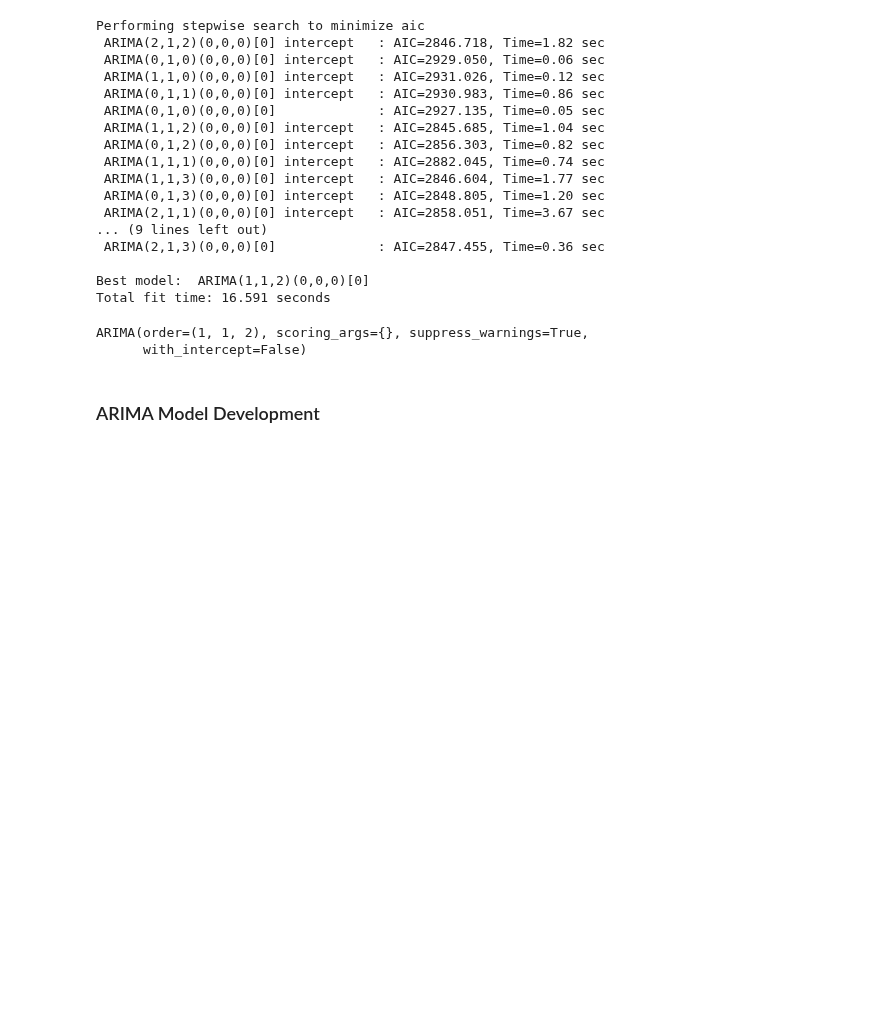
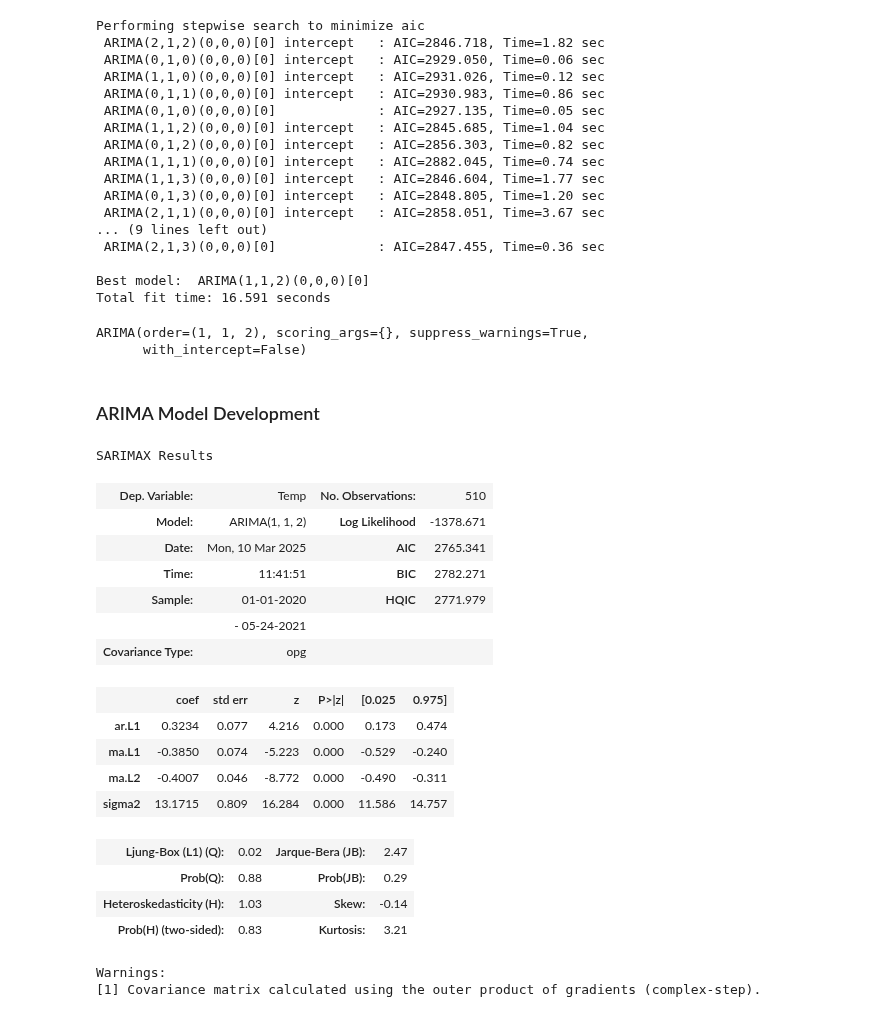
Before and after one commit to rizaho/ml_for_financial_analysis, a Jupyter notebook: 101_Time_Series_Analysis_And_Forecasting_with_Python.ipynb, the cells around one changed output. Drawn from its saved outputs; the diff is of its cells as text; code cells hidden in the pictures; blank space fills up the shorter version.

```diff
--- a/101_Time_Series_Analysis_And_Forecasting_with_Python.ipynb
+++ b/101_Time_Series_Analysis_And_Forecasting_with_Python.ipynb
@@ -166,8 +166,28 @@ ARIMA(order=(1, 1, 2), scoring_args={}, suppress_warnings=True,
 # %% [markdown]
 ### ARIMA Model Development
 # %%
-from statsmodels.tsa.arima_model import ARIMA
-A_MODEL = ARIMA(
-    train,  # training data
-    order=(1,1,2) # parameters(p,d,q)
-    )
+#from statsmodels.tsa.arima_model import ARIMA
+from statsmodels.tsa.arima.model import ARIMA
+A_MODEL = ARIMA(train,order=(1,1,2)) # parameters(p,d,q)
+predictor = A_MODEL.fit()
+predictor.summary()
+# %% [output]
+SARIMAX Results
+| Dep. Variable: | Temp | No. Observations: | 510 |
+| Model: | ARIMA(1, 1, 2) | Log Likelihood | -1378.671 |
+| Date: | Mon, 10 Mar 2025 | AIC | 2765.341 |
+| Time: | 11:41:51 | BIC | 2782.271 |
+| Sample: | 01-01-2020 | HQIC | 2771.979 |
+|  | - 05-24-2021 |  |  |
+| Covariance Type: | opg |  |  |
+|  | coef | std err | z | P>|z| | [0.025 | 0.975] |
+| ar.L1 | 0.3234 | 0.077 | 4.216 | 0.000 | 0.173 | 0.474 |
+| ma.L1 | -0.3850 | 0.074 | -5.223 | 0.000 | -0.529 | -0.240 |
+| ma.L2 | -0.4007 | 0.046 | -8.772 | 0.000 | -0.490 | -0.311 |
+| sigma2 | 13.1715 | 0.809 | 16.284 | 0.000 | 11.586 | 14.757 |
+| Ljung-Box (L1) (Q): | 0.02 | Jarque-Bera (JB): | 2.47 |
+| Prob(Q): | 0.88 | Prob(JB): | 0.29 |
+| Heteroskedasticity (H): | 1.03 | Skew: | -0.14 |
+| Prob(H) (two-sided): | 0.83 | Kurtosis: | 3.21 |
+Warnings:
+[1] Covariance matrix calculated using the outer product of gradients (complex-step).
```
Also changed, not shown: parts of 3 cells of this notebook.
